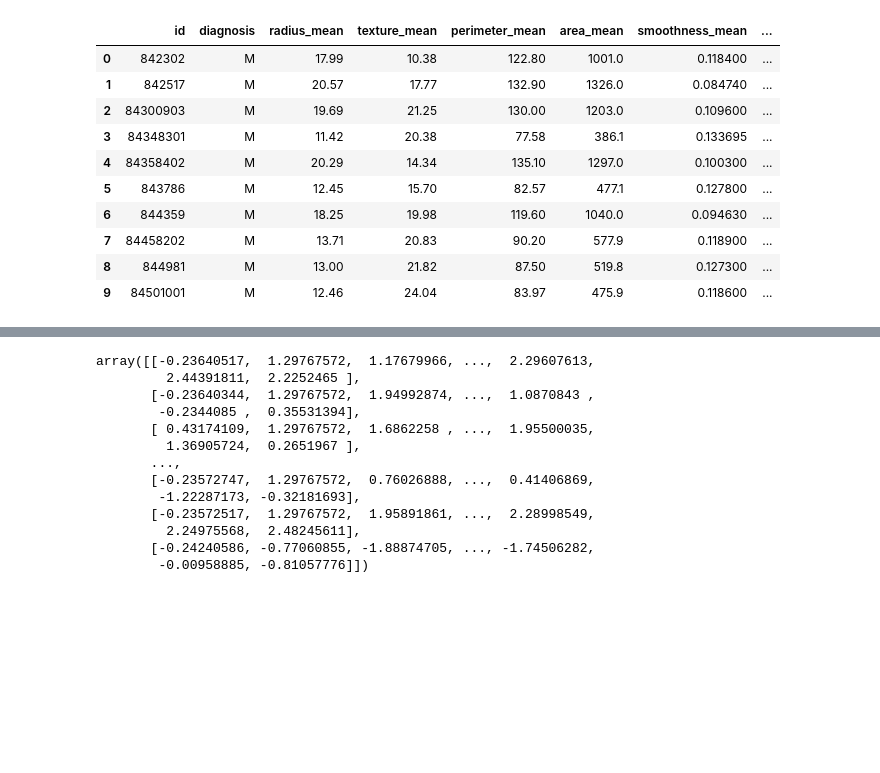
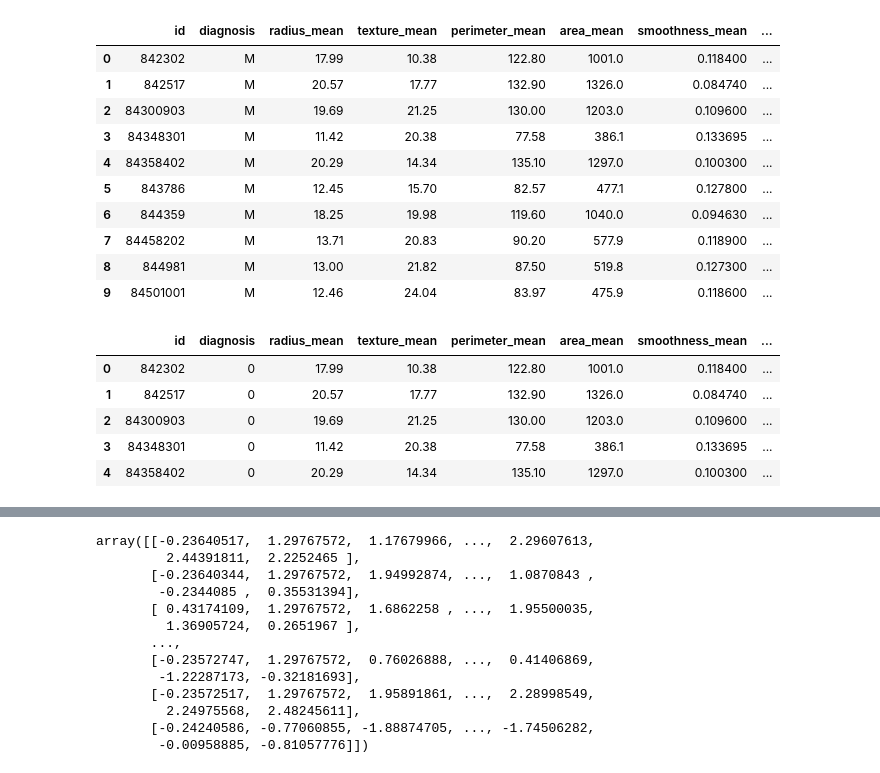
Before and after one commit to miz-ab/week_7-Casualty, a Jupyter notebook: notebooks/EDA.ipynb, the cells around one changed output, grey strips where cells are left out. Drawn from its saved outputs; the diff is of its cells as text; code cells hidden in the pictures; blank space fills up the shorter version.

```diff
--- a/notebooks/EDA.ipynb
+++ b/notebooks/EDA.ipynb
@@ -239,3 +242,14 @@ cleaned_data.head(10)
 | 7 | 84458202 | M | 13.71 | 20.83 | 90.20 | 577.9 | 0.118900 | ... |
 | 8 | 844981 | M | 13.00 | 21.82 | 87.50 | 519.8 | 0.127300 | ... |
 | 9 | 84501001 | M | 12.46 | 24.04 | 83.97 | 475.9 | 0.118600 | ... |
+# %%
+cleaned_data[:50]
+cleaned_data['diagnosis'] = cleaned_data['diagnosis'].apply(lambda x: 1 if x == "M" else 0)
+cleaned_data.head(5)
+# %% [output]
+|  | id | diagnosis | radius_mean | texture_mean | perimeter_mean | area_mean | smoothness_mean | ... |
+| 0 | 842302 | 0 | 17.99 | 10.38 | 122.80 | 1001.0 | 0.118400 | ... |
+| 1 | 842517 | 0 | 20.57 | 17.77 | 132.90 | 1326.0 | 0.084740 | ... |
+| 2 | 84300903 | 0 | 19.69 | 21.25 | 130.00 | 1203.0 | 0.109600 | ... |
+| 3 | 84348301 | 0 | 11.42 | 20.38 | 77.58 | 386.1 | 0.133695 | ... |
+| 4 | 84358402 | 0 | 20.29 | 14.34 | 135.10 | 1297.0 | 0.100300 | ... |
```
Also changed, not shown: parts of 7 cells of this notebook, 1 other file.
